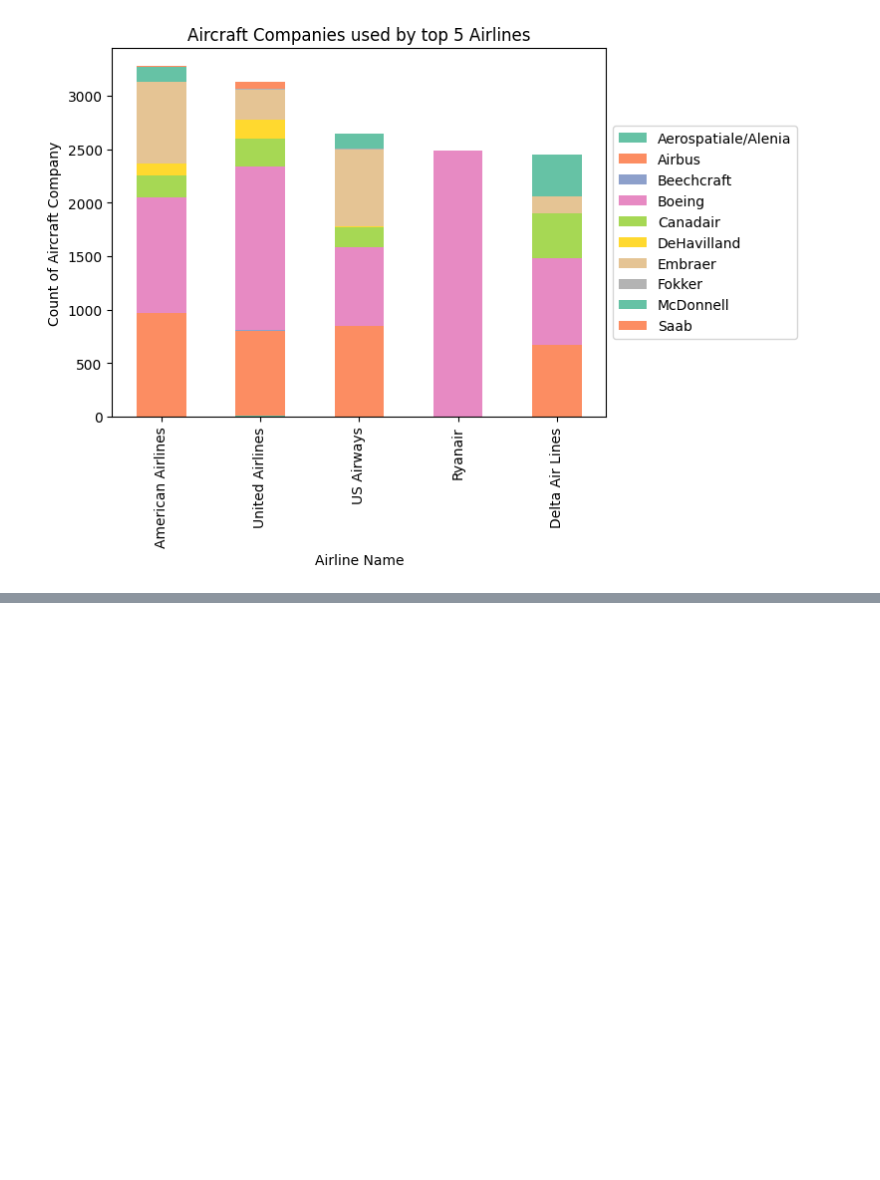
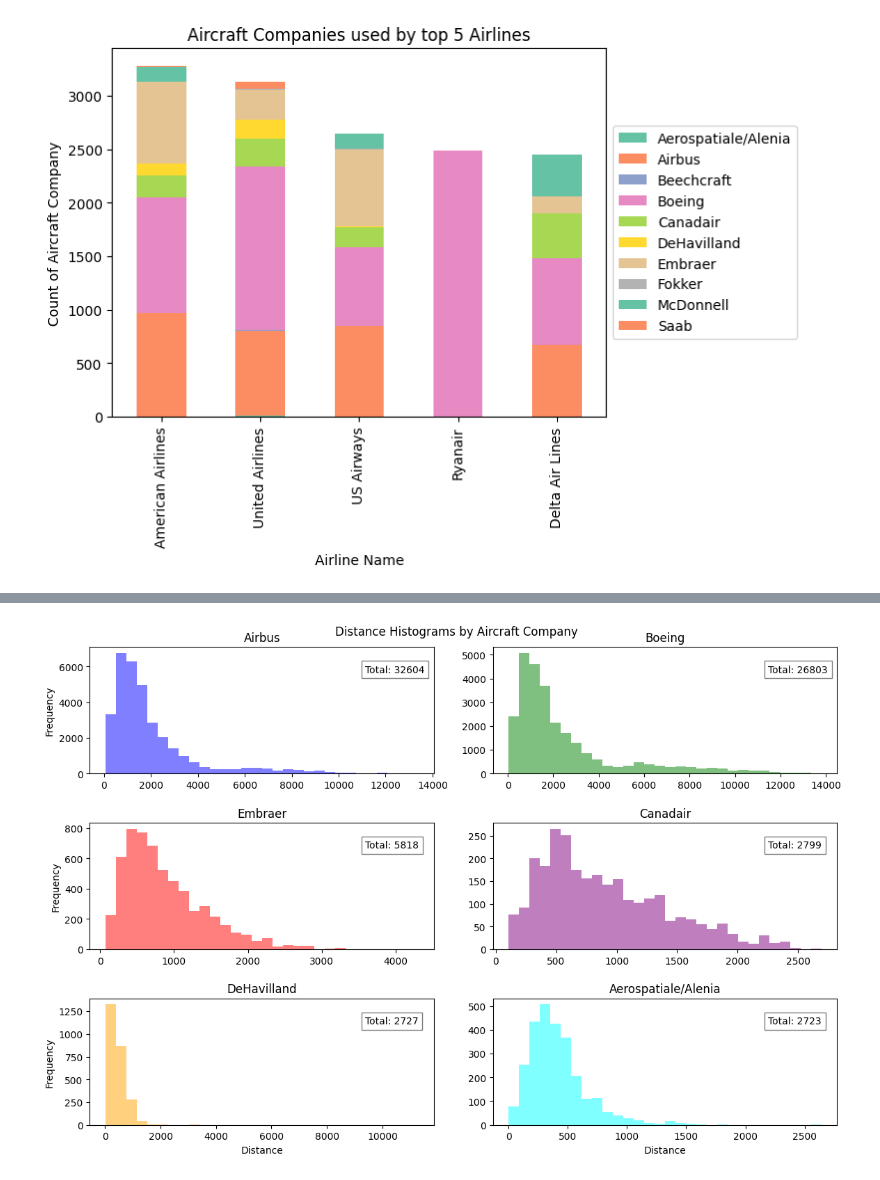
Before and after one commit to sakinanazarali/MADS_Milestone1, a Jupyter notebook: analysis.ipynb, the cells around one changed output, grey strips where cells are left out. Cells and saved outputs as stored; diff of their text form; code cells hidden in the pictures; blank space fills up the shorter version.

```diff
--- a/analysis.ipynb
+++ b/analysis.ipynb
@@ -218,0 +254,12 @@ plt.show()
+# %%
+top_airlines = data['aircraft_company'].value_counts().nlargest(6).index
+
+# Filter data to include only rows corresponding to the top airlines
+filtered_data = data[data['aircraft_company'].isin(top_airlines)]
+
+create_histograms(filtered_data, category_column='aircraft_company', value_column='distance',
+                  title="Distance Histograms by Aircraft Company", xlabel="Distance",
+                  ylabel="Frequency", bins=30)
+plt.show()
+# %% [output]
+[figure, added]
```
Also changed, not shown: parts of 5 cells of this notebook.
